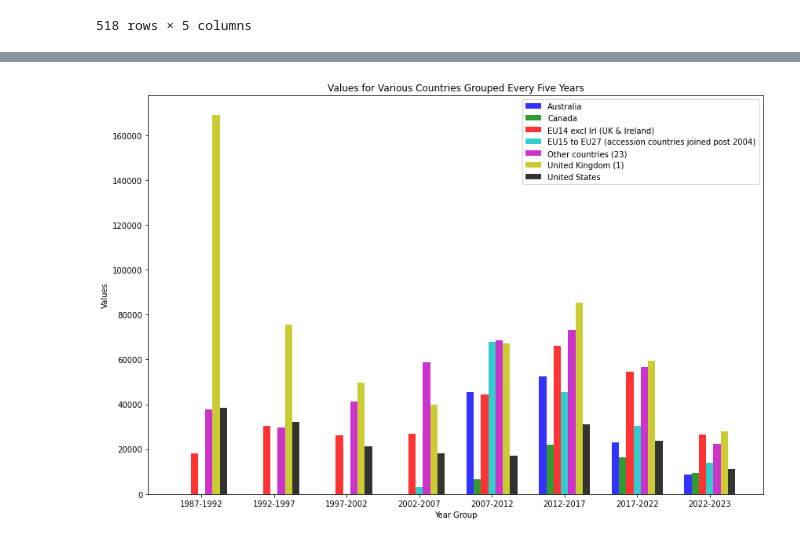
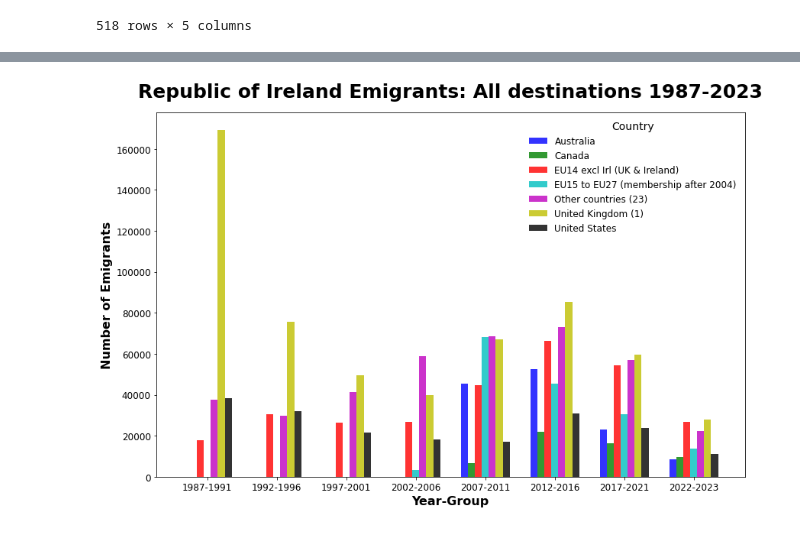
Before and after one commit to JoseRicoCct/CA1_Integrated_Assesment_MSc_Data_Analytics_CCT_Semester_1, a Jupyter notebook: Jupyter_Notebooks/1_CA1_Data_Visualisation_Part.ipynb, the cells around one changed output, grey strips where cells are left out. Drawn from its saved outputs; the diff is of its cells as text; code cells hidden in the pictures.

```diff
--- a/Jupyter_Notebooks/1_CA1_Data_Visualisation_Part.ipynb
+++ b/Jupyter_Notebooks/1_CA1_Data_Visualisation_Part.ipynb
@@ -1266,6 +1275,8 @@ df5
 | 2656 | 2023 | EU15 to EU27 (accession countries... | Both sexes | Emigrants: All destinations | 8800.0 |
 | 2657 | 2023 | EU15 to EU27 (accession countries... | Both sexes | Immigrants: All origins | 8900.0 |
 518 rows × 5 columns
+# %%
+df5['Country'] = df5['Country'].str.replace('EU15 to EU27 \(accession countries joined post 2004\)', 'EU15 to EU27 (membership after 2004)', regex=True)
 # %%
 df5e = df5[(df5['Origin_or_Destination'] == 'Emigrants: All destinations')]
 df5i = df5[(df5['Origin_or_Destination'] == 'Immigrants: All origins')]
@@ -1298,31 +1311,28 @@ pivot_df5e.head()
 # %%
-# We need year as the index
-pivot_df5e.set_index('Year', inplace=True)
+# Clustering every 5 years
+df5j = pivot_df5e.groupby(np.arange(len(pivot_df5e)) // 5).sum();
 
 
-# Grouping the data by every five years
-df_grouped = pivot_df5e.groupby(np.arange(len(pivot_df5e)) // 5).sum()
-
-# Plotting grouped bar charts for every five years
 fig, ax = plt.subplots(figsize=(12, 8))
-index = np.arange(len(df_grouped))
+index = np.arange(len(df5j)) # Creating an index to iterate over
 
 bar_width = 0.1
 opacity = 0.8
-num_countries = len(df_grouped.columns)
+num_countries = len(df5j.columns) # Getting the count of countries 7
 colors = ['b', 'g', 'r', 'c', 'm', 'y', 'k']
 
-for i, col in enumerate(df_grouped.columns):
-    rects = ax.bar(index + i * bar_width, df_grouped[col], bar_width, alpha=opacity, color=colors[i % len(colors)], label=col)
+for i, col in enumerate(df5j.columns): # Creating the artists
+    rects = ax.bar(index + i * bar_width, df5j[col], bar_width, alpha=opacity, color=colors[i % len(colors)], label=col);
 
-ax.set_xlabel('Year Group')
-ax.set_ylabel('Values')
-ax.set_title('Values for Various Countries Grouped Every Five Years')
+ax.set_xlabel('Year-Group', fontsize=16, fontweight="bold")
+ax.set_ylabel('Number of Emigrants', fontsize=16, fontweight="bold")
+ax.set_title('Republic of Ireland Emigrants: All destinations 1987-2023', loc="center", pad=20, fontsize=25, fontweight="bold")
 ax.set_xticks(index + bar_width * (num_countries - 1) / 2)
-ax.set_xticklabels([f'{pivot_df5e.index[5*i]}-{pivot_df5e.index[min(5*(i+1), len(pivot_df5e)-1)]}' for i in range(len(df_grouped))])
-ax.legend()
+plt.yticks(fontsize=12)
+ax.set_xticklabels([f'{pivot_df5e.index[5*i]}-{pivot_df5e.index[min(5*(i+1)-1, len(pivot_df5e)-1)]}' for i in range(len(df5j))],fontsize=12)
+ax.legend(loc="best", fontsize=12,title='Country',title_fontsize=14,facecolor='white', framealpha=0)
 
 plt.tight_layout()
 plt.show()
 # %% [output]
-[figure, old version]
+[figure, new version]
```
Also changed, not shown: parts of 78 cells of this notebook, 3 other files.
